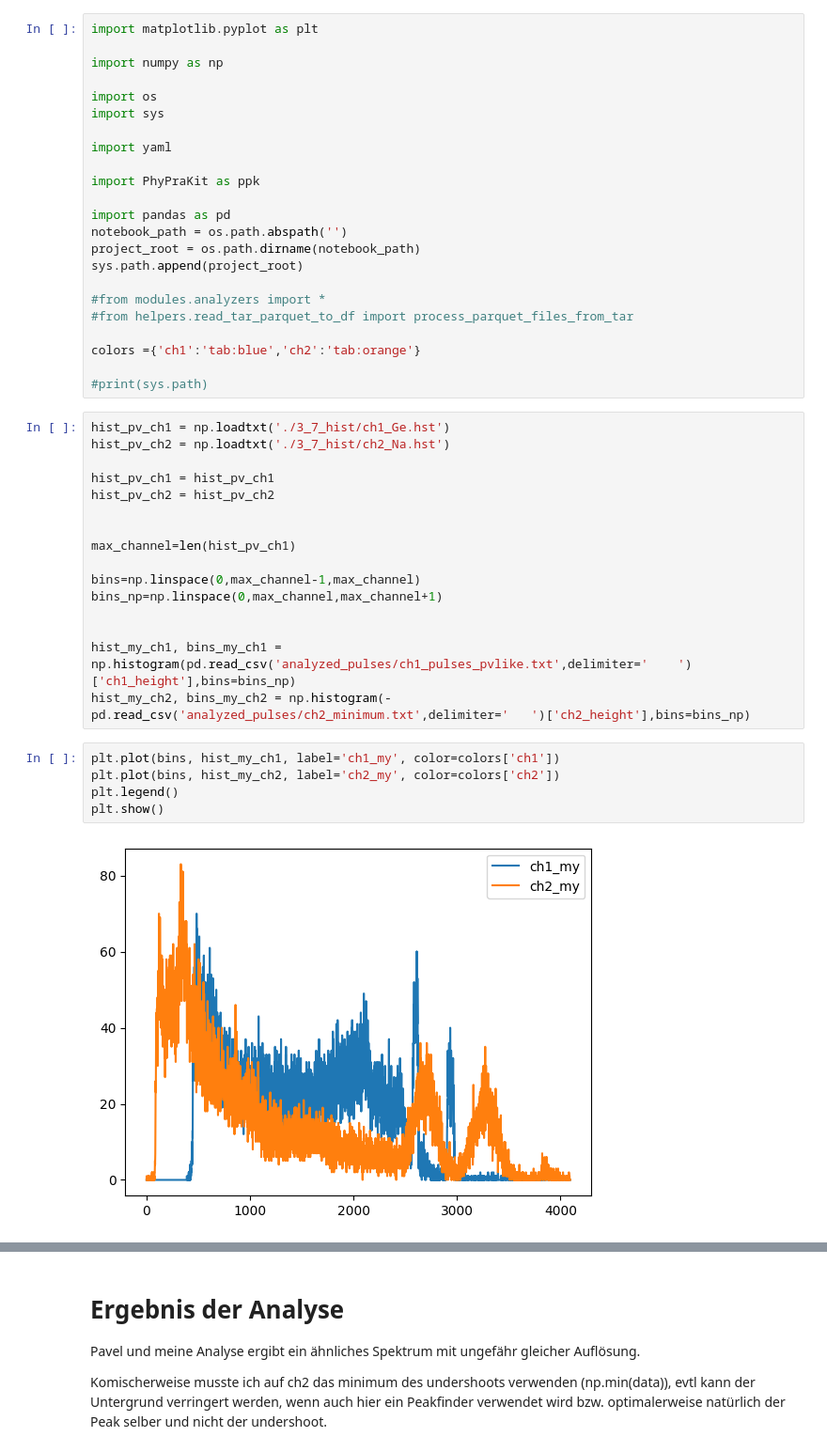
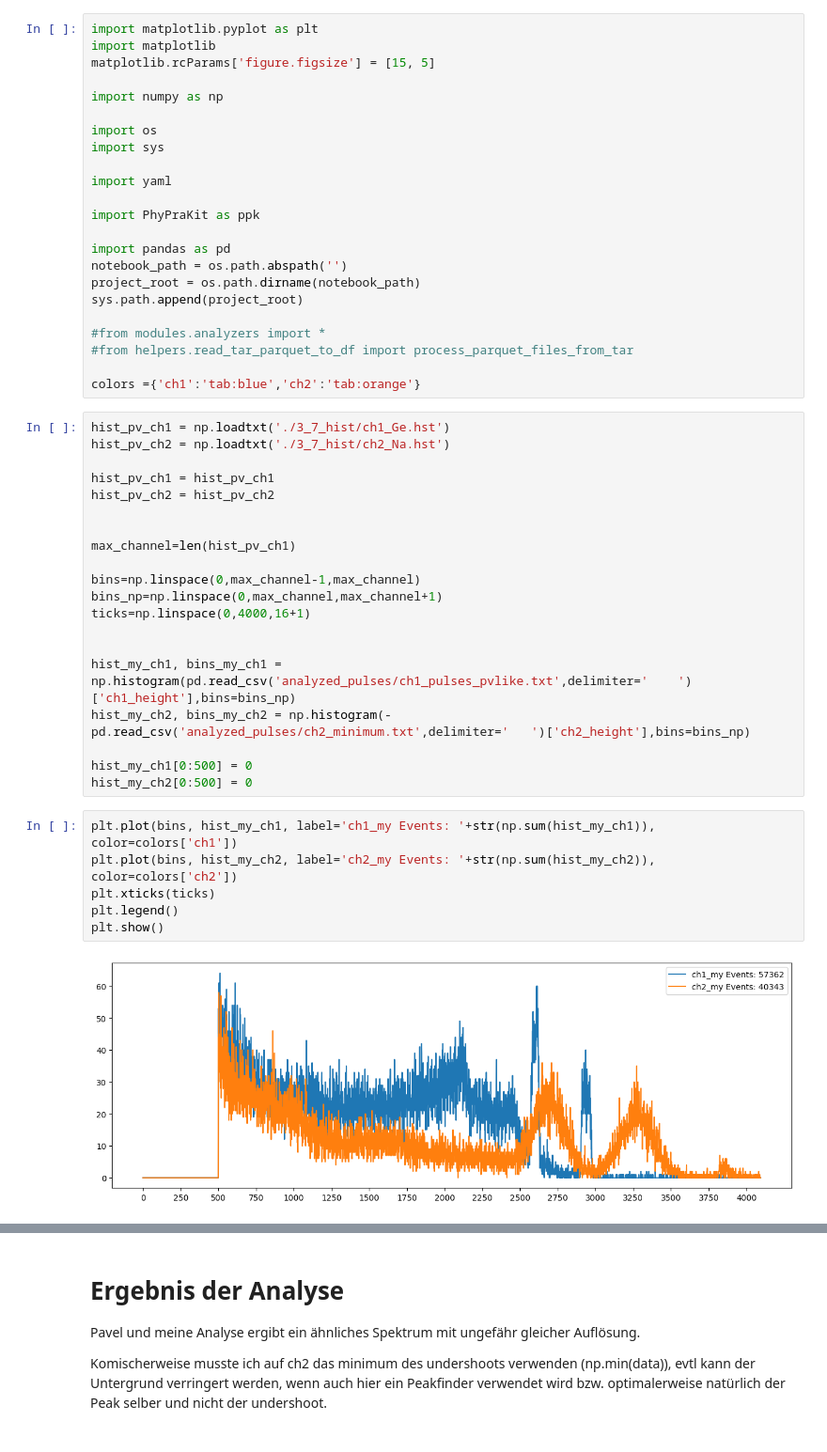
Before and after one commit to JulianBaader/redpitaya-daq-coincidence, a Jupyter notebook: measurements/3_7/analysis_hist.ipynb, the cells around one changed output, grey strips where cells are left out. Shown: that part at 94% size. Drawn from its saved outputs; the diff is of its cells as text.

```diff
--- a/measurements/3_7/analysis_hist.ipynb
+++ b/measurements/3_7/analysis_hist.ipynb
@@ -1,5 +1,7 @@
 # %%
 import matplotlib.pyplot as plt
+import matplotlib
+matplotlib.rcParams['figure.figsize'] = [15, 5]
 
 import numpy as np
 
@@ -19,8 +21,6 @@ sys.path.append(project_root)
 #from helpers.read_tar_parquet_to_df import process_parquet_files_from_tar
 
 colors ={'ch1':'tab:blue','ch2':'tab:orange'}
-
-#print(sys.path)
 # %%
 hist_pv_ch1 = np.loadtxt('./3_7_hist/ch1_Ge.hst')
 hist_pv_ch2 = np.loadtxt('./3_7_hist/ch2_Na.hst')
@@ -33,15 +33,20 @@ max_channel=len(hist_pv_ch1)
 
 bins=np.linspace(0,max_channel-1,max_channel)
 bins_np=np.linspace(0,max_channel,max_channel+1)
+ticks=np.linspace(0,4000,16+1)
 
 
 hist_my_ch1, bins_my_ch1 = np.histogram(pd.read_csv('analyzed_pulses/ch1_pulses_pvlike.txt',delimiter='	')['ch1_height'],bins=bins_np)
 hist_my_ch2, bins_my_ch2 = np.histogram(-pd.read_csv('analyzed_pulses/ch2_minimum.txt',delimiter='	')['ch2_height'],bins=bins_np)
+
+hist_my_ch1[0:500] = 0
+hist_my_ch2[0:500] = 0
 # %%
-plt.plot(bins, hist_my_ch1, label='ch1_my', color=colors['ch1'])
-plt.plot(bins, hist_my_ch2, label='ch2_my', color=colors['ch2'])
+plt.plot(bins, hist_my_ch1, label='ch1_my Events: '+str(np.sum(hist_my_ch1)), color=colors['ch1'])
+plt.plot(bins, hist_my_ch2, label='ch2_my Events: '+str(np.sum(hist_my_ch2)), color=colors['ch2'])
+plt.xticks(ticks)
 plt.legend()
 plt.show()
 # %% [output]
-[figure, old version]
+[figure, new version]
 # %%
```
Also changed, not shown: parts of 4 cells of this notebook, 3 other files.
